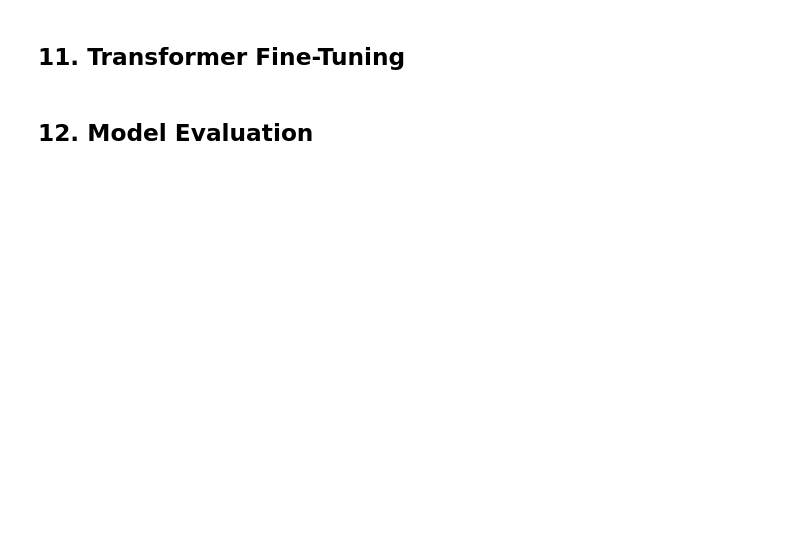
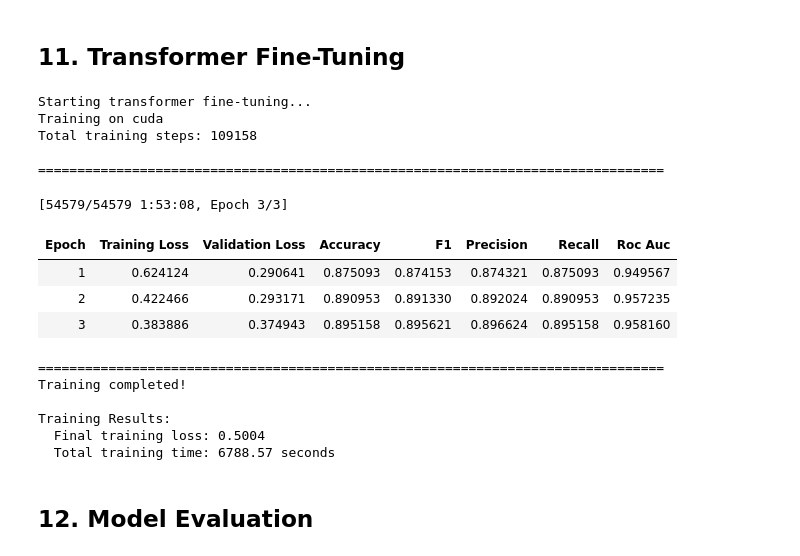
Before and after one commit to Pushtikansara/duplicate-question-nlp, a Jupyter notebook: duplicate-question-nlp/notebooks/transformer_model_new.ipynb, the cells around one changed output. Drawn from its saved outputs; the diff is of its cells as text; code cells hidden in the pictures; blank space fills up the shorter version.

```diff
--- a/duplicate-question-nlp/notebooks/transformer_model_new.ipynb
+++ b/duplicate-question-nlp/notebooks/transformer_model_new.ipynb
@@ -102,13 +115,21 @@ print(torch.cuda.get_device_name(0))
 # %%
 # Create output directories
 PROJECT_ROOT = Path.cwd()
-if not (PROJECT_ROOT / 'data').exists() and PROJECT_ROOT.name == 'notebooks':
+
+# Always go up to project root (duplicate-question-nlp/)
+# regardless of whether notebooks/data/ exists
+if PROJECT_ROOT.name == 'notebooks':
     PROJECT_ROOT = PROJECT_ROOT.parent
 
-DATA_DIR = PROJECT_ROOT / 'data'
+DATA_DIR = PROJECT_ROOT / 'notebooks' / 'data'   # data is inside notebooks/
 TRANSFORMER_RESULTS_DIR = PROJECT_ROOT / 'results' / 'transformer_model'
-MODELS_DIR = PROJECT_ROOT / 'models'
+MODELS_DIR = PROJECT_ROOT / 'models'              # models is outside notebooks/ ✅
 
 TRANSFORMER_RESULTS_DIR.mkdir(parents=True, exist_ok=True)
 MODELS_DIR.mkdir(parents=True, exist_ok=True)
-print(f"Output directories ready: {TRANSFORMER_RESULTS_DIR} and {MODELS_DIR}")
+
+print(f"PROJECT_ROOT : {PROJECT_ROOT}")
+print(f"DATA_DIR     : {DATA_DIR}")
+print(f"MODELS_DIR   : {MODELS_DIR}")
+print(f"Data exists  : {DATA_DIR.exists()}")
+print(f"Models exists: {MODELS_DIR.exists()}")
@@ -468,7 +658,6 @@ Evaluation metrics help assess model performance beyond just accuracy. They prov
 import inspect
 import sys
 import importlib.metadata
-
 print(f"Python executable: {sys.executable}")
 print(f"Transformers version: {importlib.metadata.version('transformers')}")
 print(f"Accelerate version: {importlib.metadata.version('accelerate')}")
@@ -490,7 +679,8 @@ base_training_args = {
     'load_best_model_at_end': True,
     'metric_for_best_model': 'f1',
     'greater_is_better': True,
-    'save_total_limit': 3,
+    'save_total_limit': 1,         # keep only best checkpoint
+    'save_only_model': True,       # skip optimizer.pt (~500MB saved per checkpoint)
     'fp16': torch.cuda.is_available(),
     'gradient_accumulation_steps': 2,
     'seed': 42,
@@ -533,3 +723,5 @@ print("  Weight decay: 0.01")
 print("  Evaluation strategy: epoch")
 print(f"  FP16 (mixed precision): {torch.cuda.is_available()}")
 print("  Gradient accumulation steps: 2")
+print("  Save total limit: 1")
+print("  Save only model: True")
@@ -538,32 +747,49 @@ print("  Gradient accumulation steps: 2")
 # %%
 # Initialize Trainer
 trainer = Trainer(
     model=model,
     args=training_args,
     train_dataset=train_dataset_final,
     eval_dataset=validation_dataset,
     compute_metrics=compute_metrics,
     callbacks=[EarlyStoppingCallback(early_stopping_patience=2, early_stopping_threshold=0.0)],
 )
 
 if MODEL_ALREADY_TRAINED:
     print("MODEL_ALREADY_TRAINED = True -> skipping trainer.train().")
     print(f"Using the model already loaded from {SAVED_MODEL_DIR}.")
     train_result = None
 else:
     print("Starting transformer fine-tuning...")
     print(f"Training on {device}")
     print(f"Total training steps: {len(train_dataset_final) // BATCH_SIZE * NUM_EPOCHS}")
     print("\n" + "="*80)
 
     # Train the model
-    train_result = trainer.train()
+    train_result = trainer.train(resume_from_checkpoint=True )
 
     print("\n" + "="*80)
     print("Training completed!")
     print(f"\nTraining Results:")
     print(f"  Final training loss: {train_result.training_loss:.4f}")
     print(f"  Total training time: {train_result.metrics.get('train_runtime', 0):.2f} seconds")
+# %% [output]
+Starting transformer fine-tuning...
+Training on cuda
+Total training steps: 109158
+
+================================================================================
+[54579/54579 1:53:08, Epoch 3/3]
+| Epoch | Training Loss | Validation Loss | Accuracy | F1 | Precision | Recall | Roc Auc |
+| 1 | 0.624124 | 0.290641 | 0.875093 | 0.874153 | 0.874321 | 0.875093 | 0.949567 |
+| 2 | 0.422466 | 0.293171 | 0.890953 | 0.891330 | 0.892024 | 0.890953 | 0.957235 |
+| 3 | 0.383886 | 0.374943 | 0.895158 | 0.895621 | 0.896624 | 0.895158 | 0.958160 |
+================================================================================
+Training completed!
+
+Training Results:
+  Final training loss: 0.5004
+  Total training time: 6788.57 seconds
 # %% [markdown]
 ## 12. Model Evaluation
 # %%
```
Also changed, not shown: parts of 29 cells of this notebook, 12 other files.
